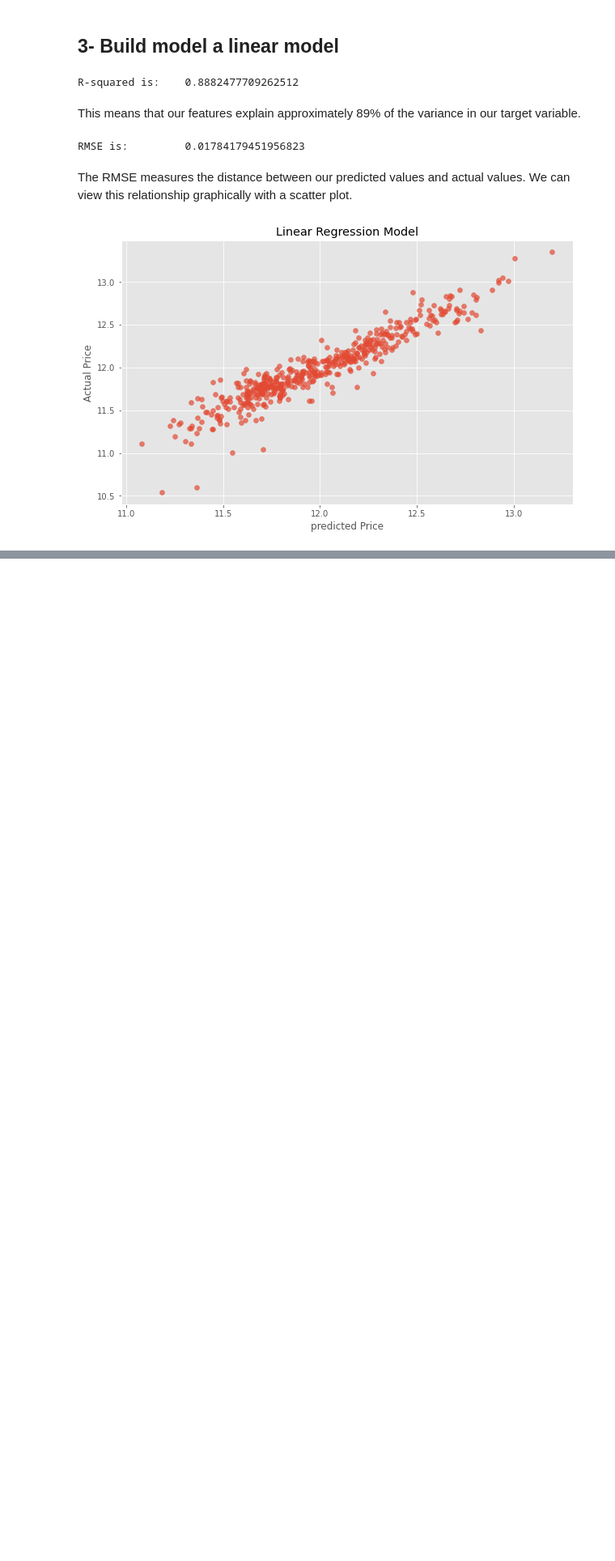
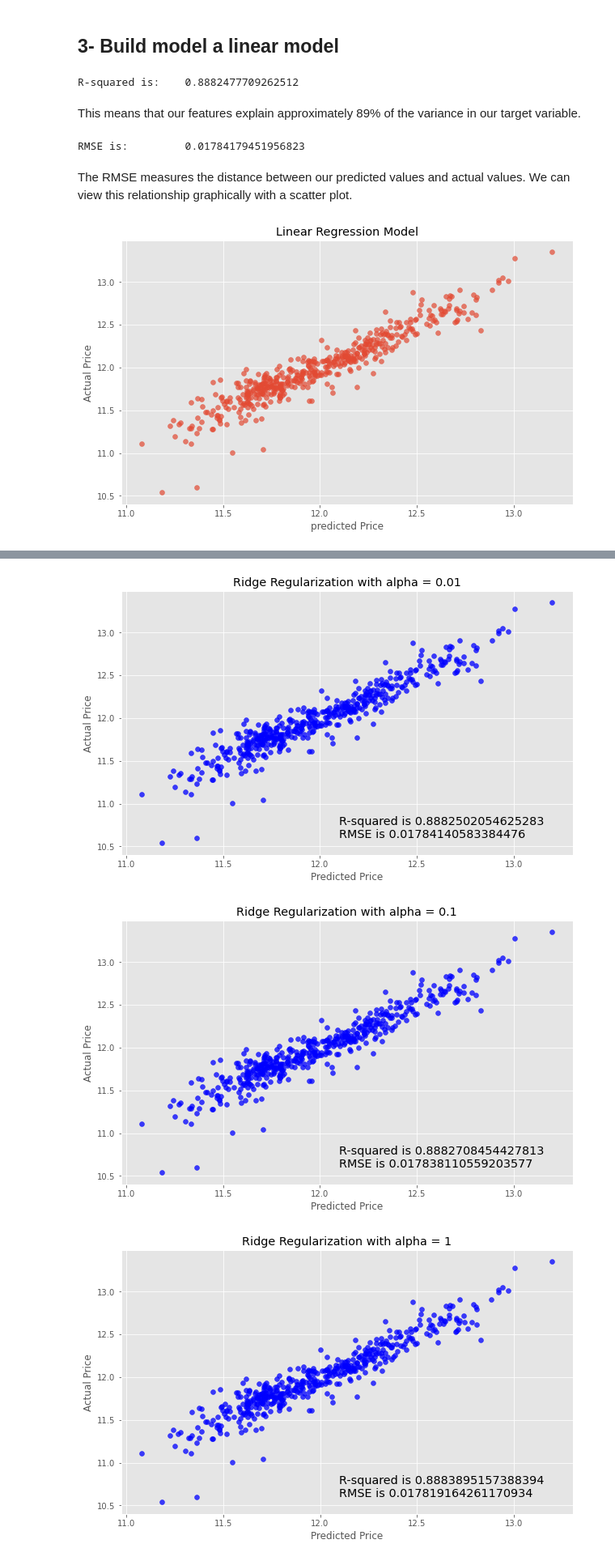
Before and after one commit to biad-iritie/House-Prices-Competition, a Jupyter notebook: index.ipynb, the cells around one changed output, grey strips where cells are left out. Shown: that part at 81% size. Saved outputs shown, nothing was run; the diff lists cells and outputs as text; code cells hidden in the pictures; blank space fills up the shorter version.

```diff
--- a/index.ipynb
+++ b/index.ipynb
@@ -400,0 +409,18 @@ plt.show()
+# %%
+for i in range(-2,3):
+    alpha = 10**i
+    rm = linear_model.Ridge(alpha=alpha)
+    ridge_model = rm.fit(X_train, y_train)
+    preds_ridge = ridge_model.predict(X_test)
+
+    plt.scatter(preds_ridge,actual_values, alpha=.75, color='b')
+    plt.xlabel("Predicted Price")
+    plt.ylabel("Actual Price")
+    plt.title("Ridge Regularization with alpha = {}".format(alpha))
+    overlay = "R-squared is {} \nRMSE is {}".format(ridge_model.score(X_test,y_test),mean_squared_error(y_test,preds_ridge))
+    plt.annotate(s=overlay,xy=(12.1, 10.6), size='x-large')
+    plt.show()
+# %% [output]
+[figure, added]
+[figure, added]
+[figure, added]
```
Also changed, not shown: parts of 4 cells of this notebook.
